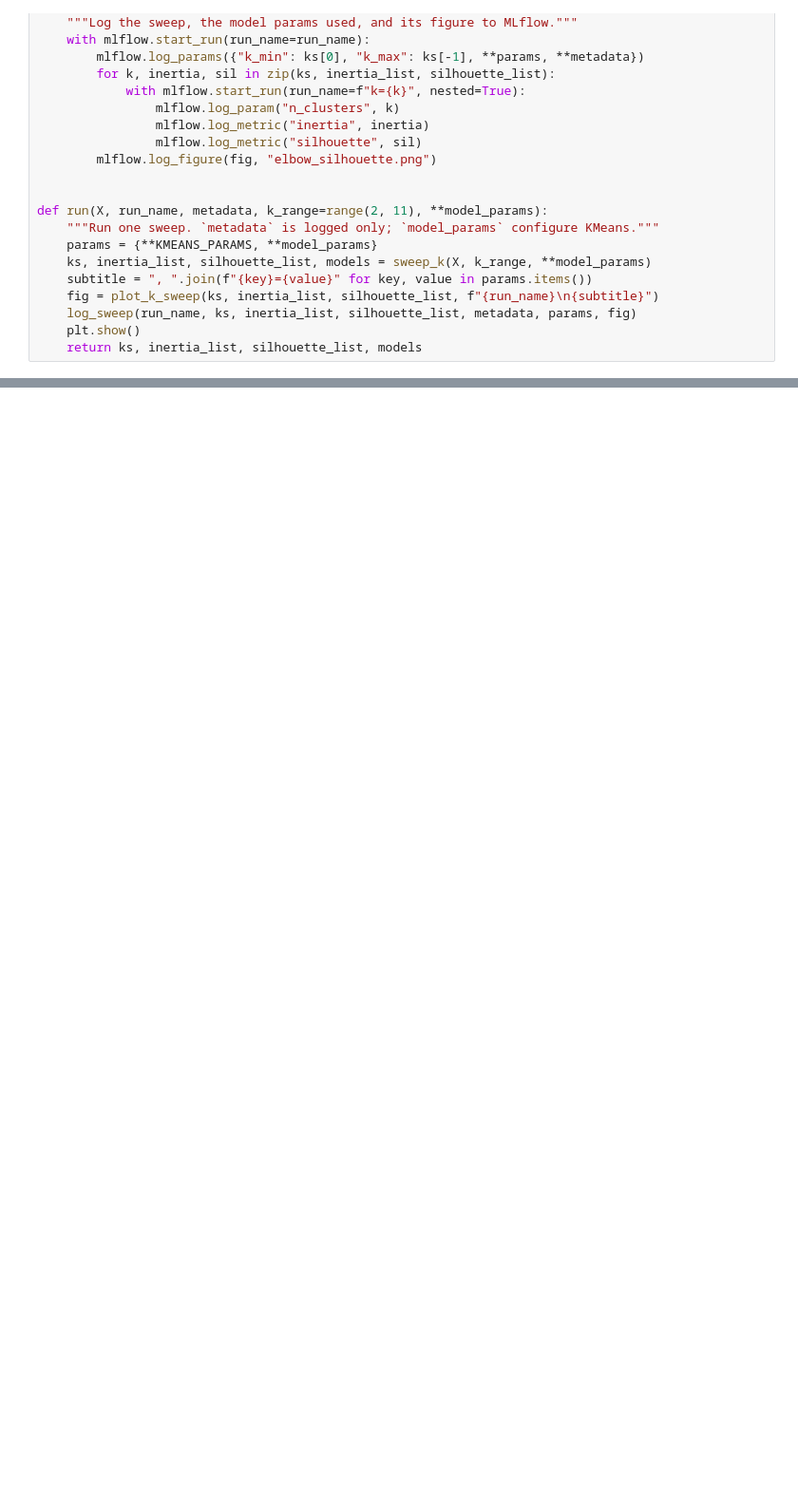
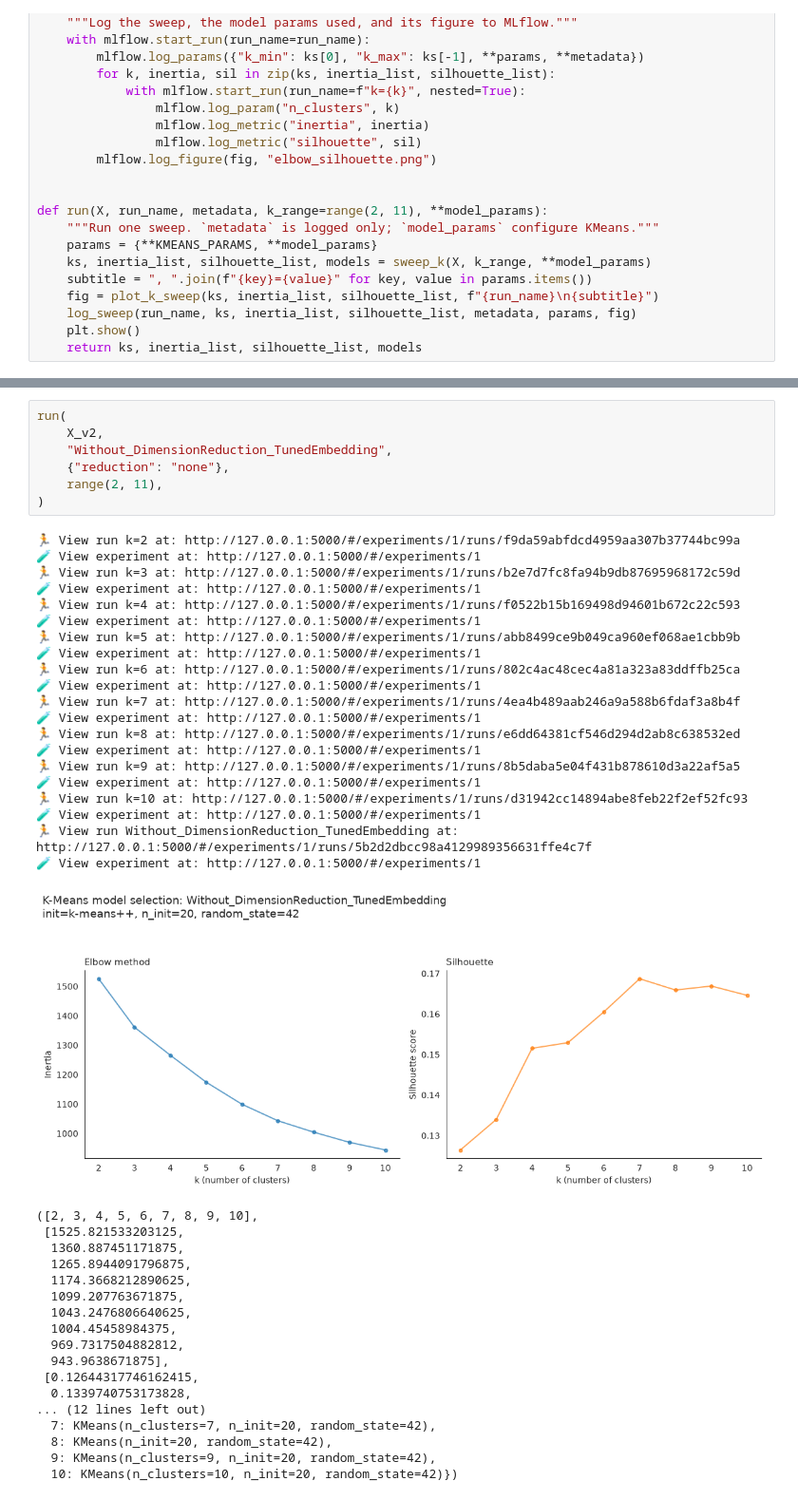
Before and after one commit to 3alae-22/Arix-Research-Paper-Recommendation-System, a Jupyter notebook: notebooks/03_training.ipynb, the cells around one changed output, grey strips where cells are left out. Shown at 95% size. Drawn from its saved outputs; the diff is of its cells as text; blank space fills up the shorter version.

```diff
--- a/notebooks/03_training.ipynb
+++ b/notebooks/03_training.ipynb
@@ -161 +165,47 @@ run(
+# %%
+run(
+    X_v2,
+    "Without_DimensionReduction_TunedEmbedding",
+    {"reduction": "none"},
+    range(2, 11),
+)
+# %% [output]
+🏃 View run k=2 at: http://127.0.0.1:5000/#/experiments/1/runs/f9da59abfdcd4959aa307b37744bc99a
+🧪 View experiment at: http://127.0.0.1:5000/#/experiments/1
+🏃 View run k=3 at: http://127.0.0.1:5000/#/experiments/1/runs/b2e7d7fc8fa94b9db87695968172c59d
+🧪 View experiment at: http://127.0.0.1:5000/#/experiments/1
+🏃 View run k=4 at: http://127.0.0.1:5000/#/experiments/1/runs/f0522b15b169498d94601b672c22c593
+🧪 View experiment at: http://127.0.0.1:5000/#/experiments/1
+🏃 View run k=5 at: http://127.0.0.1:5000/#/experiments/1/runs/abb8499ce9b049ca960ef068ae1cbb9b
+🧪 View experiment at: http://127.0.0.1:5000/#/experiments/1
+🏃 View run k=6 at: http://127.0.0.1:5000/#/experiments/1/runs/802c4ac48cec4a81a323a83ddffb25ca
+🧪 View experiment at: http://127.0.0.1:5000/#/experiments/1
+🏃 View run k=7 at: http://127.0.0.1:5000/#/experiments/1/runs/4ea4b489aab246a9a588b6fdaf3a8b4f
+🧪 View experiment at: http://127.0.0.1:5000/#/experiments/1
+🏃 View run k=8 at: http://127.0.0.1:5000/#/experiments/1/runs/e6dd64381cf546d294d2ab8c638532ed
+🧪 View experiment at: http://127.0.0.1:5000/#/experiments/1
+🏃 View run k=9 at: http://127.0.0.1:5000/#/experiments/1/runs/8b5daba5e04f431b878610d3a22af5a5
+🧪 View experiment at: http://127.0.0.1:5000/#/experiments/1
+🏃 View run k=10 at: http://127.0.0.1:5000/#/experiments/1/runs/d31942cc14894abe8feb22f2ef52fc93
+🧪 View experiment at: http://127.0.0.1:5000/#/experiments/1
+🏃 View run Without_DimensionReduction_TunedEmbedding at: http://127.0.0.1:5000/#/experiments/1/runs/5b2d2dbcc98a4129989356631ffe4c7f
+🧪 View experiment at: http://127.0.0.1:5000/#/experiments/1
+[figure, added]
+([2, 3, 4, 5, 6, 7, 8, 9, 10],
+ [1525.821533203125,
+  1360.887451171875,
+  1265.8944091796875,
+  1174.3668212890625,
+  1099.207763671875,
+  1043.2476806640625,
+  1004.45458984375,
+  969.7317504882812,
+  943.9638671875],
+ [0.12644317746162415,
+  0.1339740753173828,
+... (12 lines left out)
+  7: KMeans(n_clusters=7, n_init=20, random_state=42),
+  8: KMeans(n_init=20, random_state=42),
+  9: KMeans(n_clusters=9, n_init=20, random_state=42),
+  10: KMeans(n_clusters=10, n_init=20, random_state=42)})
 # %%
```
Also changed, not shown: parts of 9 cells of this notebook, 39 other files.
